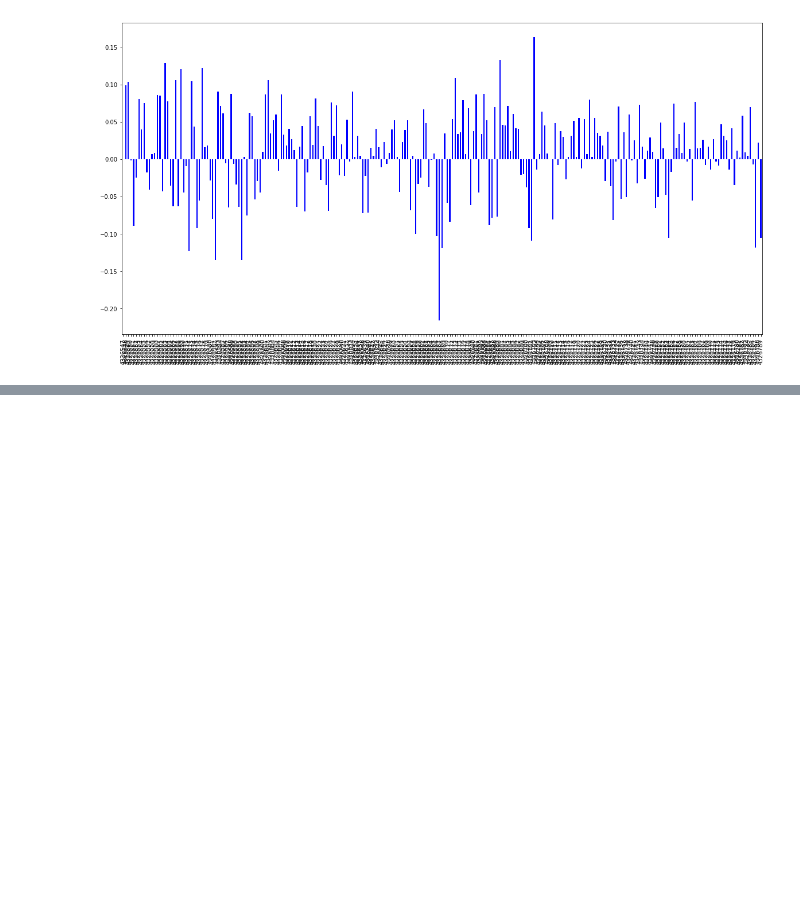
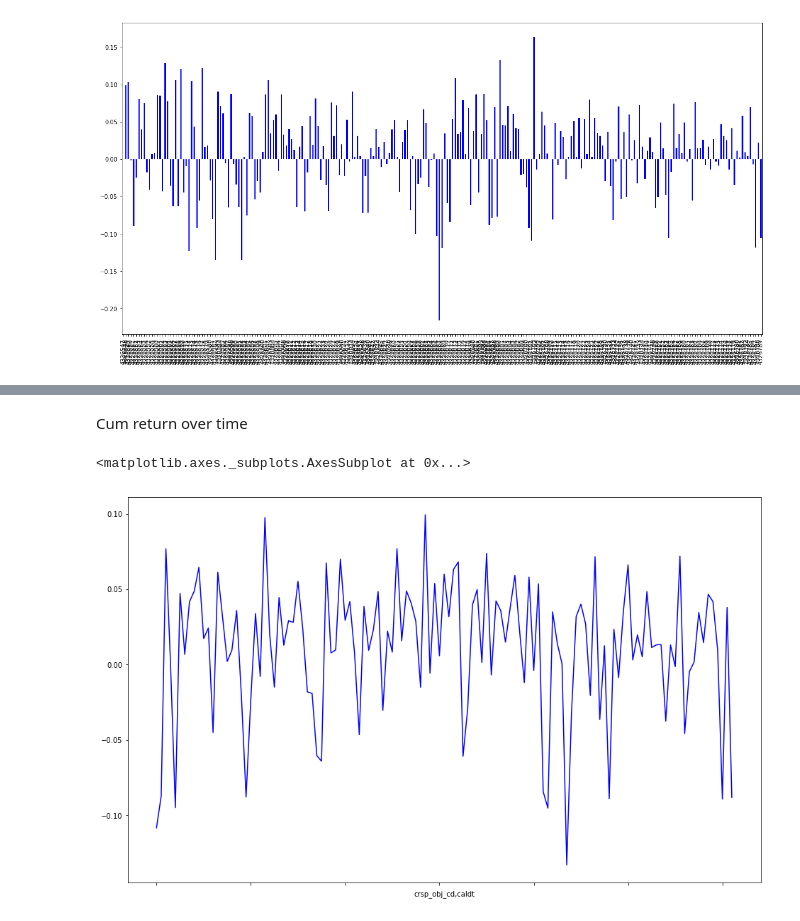
Before and after one commit to Amglex/Mutual-Funds, a Jupyter notebook: jupyter/0402 - Analysis of return_data.ipynb, the cells around one changed output, grey strips where cells are left out. Saved outputs shown, nothing was run; the diff lists cells and outputs as text; code cells hidden in the pictures; blank space fills up the shorter version.

```diff
--- a/jupyter/0402 - Analysis of return_data.ipynb
+++ b/jupyter/0402 - Analysis of return_data.ipynb
@@ -46,0 +87,3 @@ info_df.sample(5)
+# %%
+returns_merged = returns.merge(summary, how='left', on=['crsp_fundno'])
+returns_merged = returns_merged.dropna(axis = 0, how = 'any')
@@ -46,0 +115,21 @@ info_df.sample(5)
+# %%
+# Analysis of selected funds
+return_class = returns_merged[returns_merged['crsp_obj_cd'] == 'EFSH']
+# %%
+return_class = (return_class['mret']
+    .groupby([
+        return_class['crsp_obj_cd'],
+        return_class['caldt']
+     ])
+    .agg(['mean','count']))
+# %%
+return_class.loc[:,'cumulative'] = (return_class.loc[:,'mean'].fillna(0)+1).cumprod()
+# %% [markdown]
+Cum return over time
+# %%
+return_class['mean'].plot(kind='line',
+           color = 'b',
+          figsize=(16,10))
+# %% [output]
+<matplotlib.axes._subplots.AxesSubplot at 0x...>
+[figure, added]
```
Also changed, not shown: parts of 24 cells of this notebook, 2 other files.
